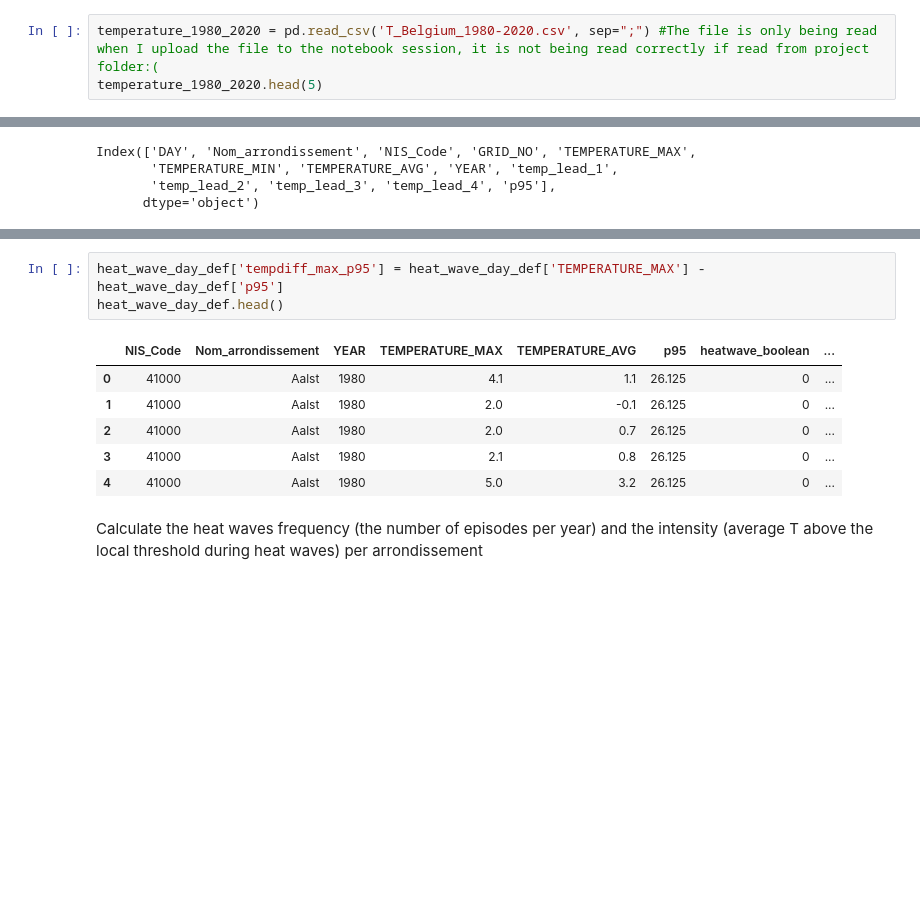
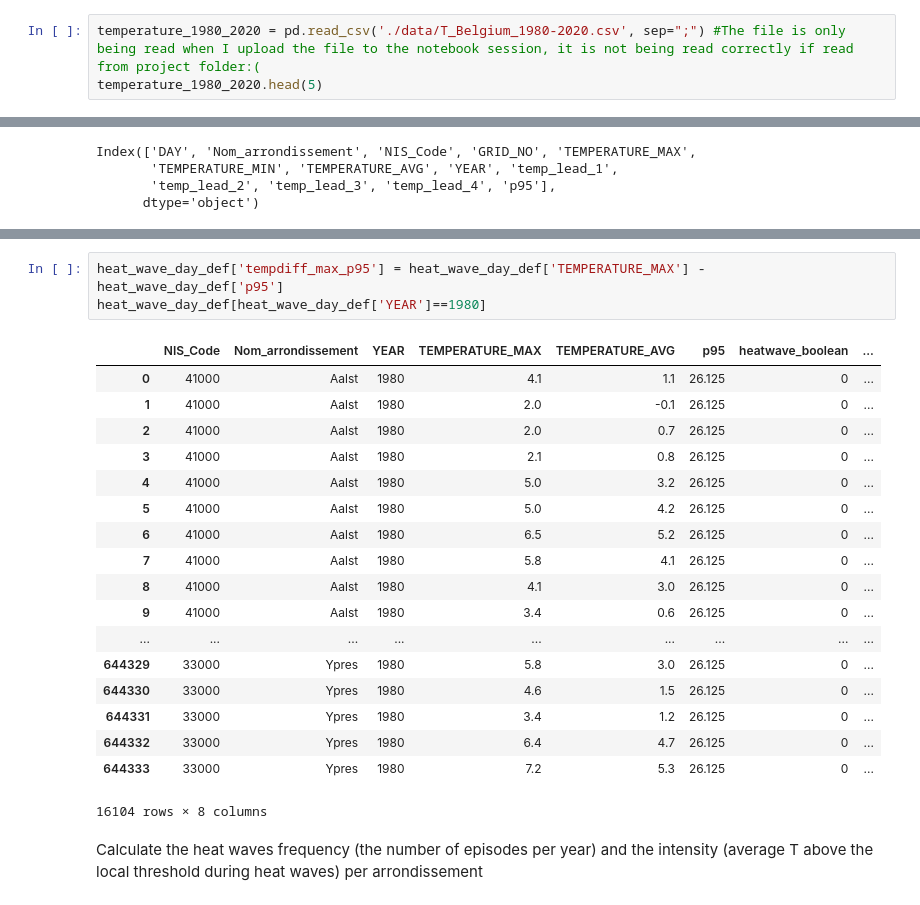
Before and after one commit to mariobecerra/mda_project, a Jupyter notebook: code/04_HW_Frequency_intensity_1980-2020.ipynb, the cells around one changed output, grey strips where cells are left out. Drawn from its saved outputs; the diff is of its cells as text; blank space fills up the shorter version.

```diff
--- a/code/04_HW_Frequency_intensity_1980-2020.ipynb
+++ b/code/04_HW_Frequency_intensity_1980-2020.ipynb
@@ -11,7 +15,7 @@ import pandas as pd
 import numpy as np
 import datetime
 # %%
-temperature_1980_2020 = pd.read_csv('T_Belgium_1980-2020.csv', sep=";") #The file is only being read when I upload the file to the notebook session, it is not being read correctly if read from project folder:(
+temperature_1980_2020 = pd.read_csv('./data/T_Belgium_1980-2020.csv', sep=";") #The file is only being read when I upload the file to the notebook session, it is not being read correctly if read from project folder:(
 temperature_1980_2020.head(5)
 # %% [output]
 |  | GRID_NO | LATITUDE | LONGITUDE | ALTITUDE | DAY | TEMPERATURE_MAX | TEMPERATURE_MIN | TEMPERATURE_AVG |
@@ -302,14 +355,26 @@ heat_wave_day_def
 658944 rows × 7 columns
 # %%
 heat_wave_day_def['tempdiff_max_p95'] = heat_wave_day_def['TEMPERATURE_MAX'] - heat_wave_day_def['p95']
-heat_wave_day_def.head()
+heat_wave_day_def[heat_wave_day_def['YEAR']==1980]
 # %% [output]
 |  | NIS_Code | Nom_arrondissement | YEAR | TEMPERATURE_MAX | TEMPERATURE_AVG | p95 | heatwave_boolean | ... |
 | 0 | 41000 | Aalst | 1980 | 4.1 | 1.1 | 26.125 | 0 | ... |
 | 1 | 41000 | Aalst | 1980 | 2.0 | -0.1 | 26.125 | 0 | ... |
 | 2 | 41000 | Aalst | 1980 | 2.0 | 0.7 | 26.125 | 0 | ... |
 | 3 | 41000 | Aalst | 1980 | 2.1 | 0.8 | 26.125 | 0 | ... |
 | 4 | 41000 | Aalst | 1980 | 5.0 | 3.2 | 26.125 | 0 | ... |
+| 5 | 41000 | Aalst | 1980 | 5.0 | 4.2 | 26.125 | 0 | ... |
+| 6 | 41000 | Aalst | 1980 | 6.5 | 5.2 | 26.125 | 0 | ... |
+| 7 | 41000 | Aalst | 1980 | 5.8 | 4.1 | 26.125 | 0 | ... |
+| 8 | 41000 | Aalst | 1980 | 4.1 | 3.0 | 26.125 | 0 | ... |
+| 9 | 41000 | Aalst | 1980 | 3.4 | 0.6 | 26.125 | 0 | ... |
+| ... | ... | ... | ... | ... | ... | ... | ... | ... |
+| 644329 | 33000 | Ypres | 1980 | 5.8 | 3.0 | 26.125 | 0 | ... |
+| 644330 | 33000 | Ypres | 1980 | 4.6 | 1.5 | 26.125 | 0 | ... |
+| 644331 | 33000 | Ypres | 1980 | 3.4 | 1.2 | 26.125 | 0 | ... |
+| 644332 | 33000 | Ypres | 1980 | 6.4 | 4.7 | 26.125 | 0 | ... |
+| 644333 | 33000 | Ypres | 1980 | 7.2 | 5.3 | 26.125 | 0 | ... |
+16104 rows × 8 columns
 # %% [markdown]
 Calculate the heat waves frequency (the number of episodes per year) and the intensity (average T above the local threshold during heat waves) per arrondissement
 # %%
```
Also changed, not shown: parts of 14 cells of this notebook, 2 other files.
